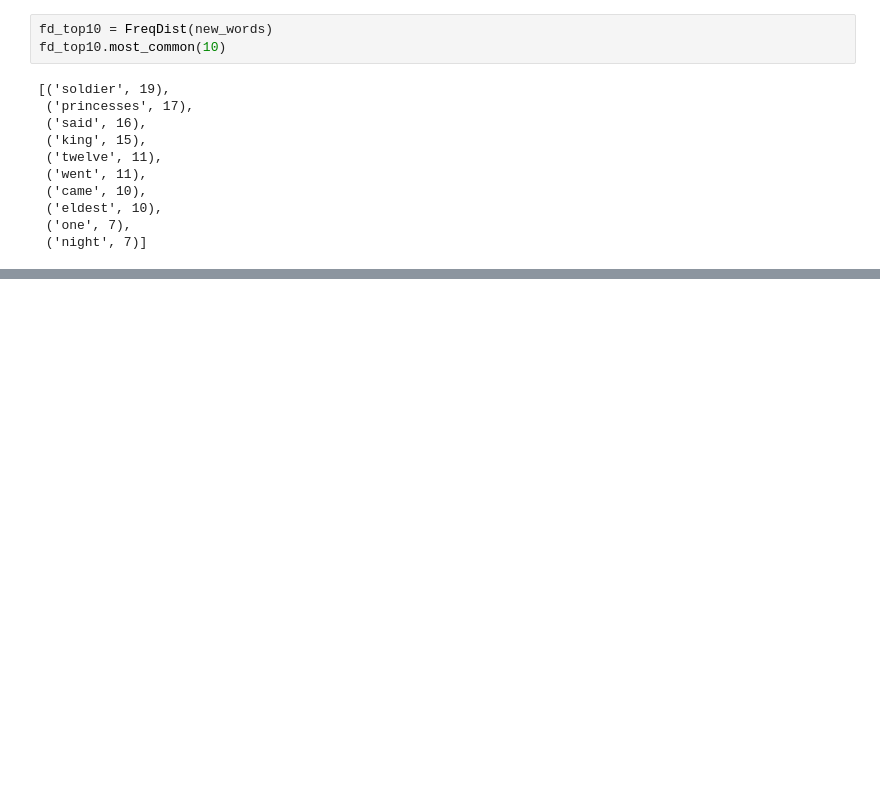
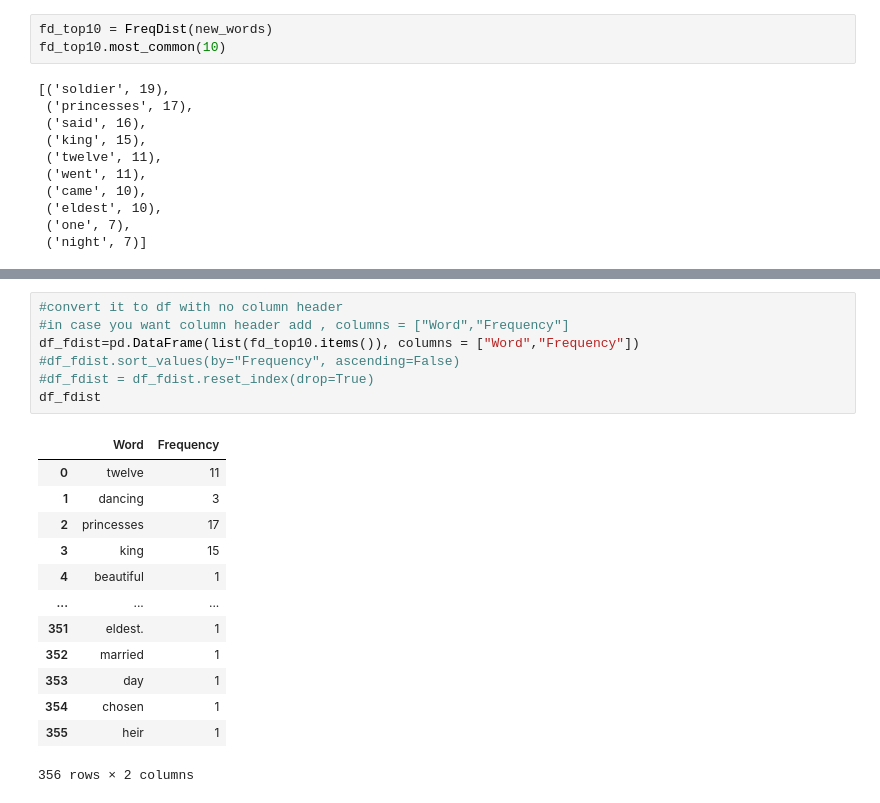
Before and after one commit to Daweet/Project_Immersive, a Jupyter notebook: Dancing Princesses.ipynb, the cells around one changed output, grey strips where cells are left out. Drawn from its saved outputs; the diff is of its cells as text; blank space fills up the shorter version.

```diff
--- a/Dancing Princesses.ipynb
+++ b/Dancing Princesses.ipynb
@@ -210,0 +214,21 @@ fd_top10.plot(10)
+# %%
+#convert it to df with no column header
+#in case you want column header add , columns = ["Word","Frequency"]
+df_fdist=pd.DataFrame(list(fd_top10.items()), columns = ["Word","Frequency"])
+#df_fdist.sort_values(by="Frequency", ascending=False)
+#df_fdist = df_fdist.reset_index(drop=True)
+df_fdist
+# %% [output]
+|  | Word | Frequency |
+| 0 | twelve | 11 |
+| 1 | dancing | 3 |
+| 2 | princesses | 17 |
+| 3 | king | 15 |
+| 4 | beautiful | 1 |
+| ... | ... | ... |
+| 351 | eldest. | 1 |
+| 352 | married | 1 |
+| 353 | day | 1 |
+| 354 | chosen | 1 |
+| 355 | heir | 1 |
+356 rows × 2 columns
```
Also changed, not shown: parts of 6 cells of this notebook.
